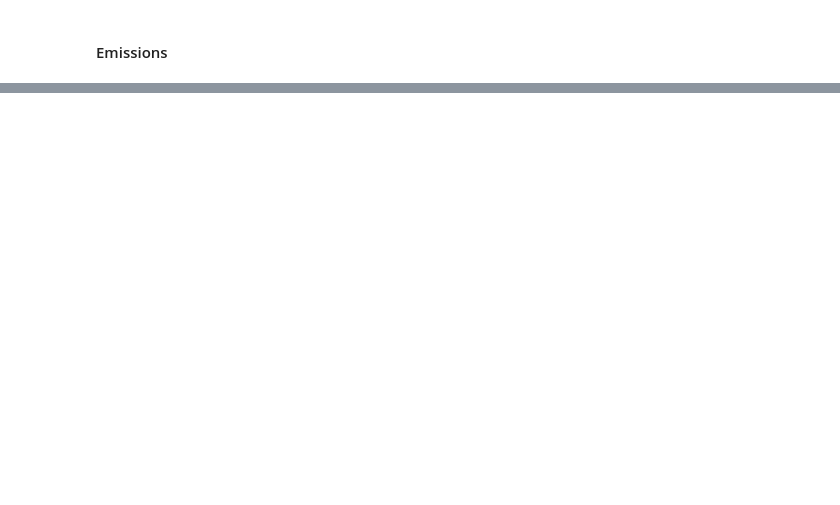
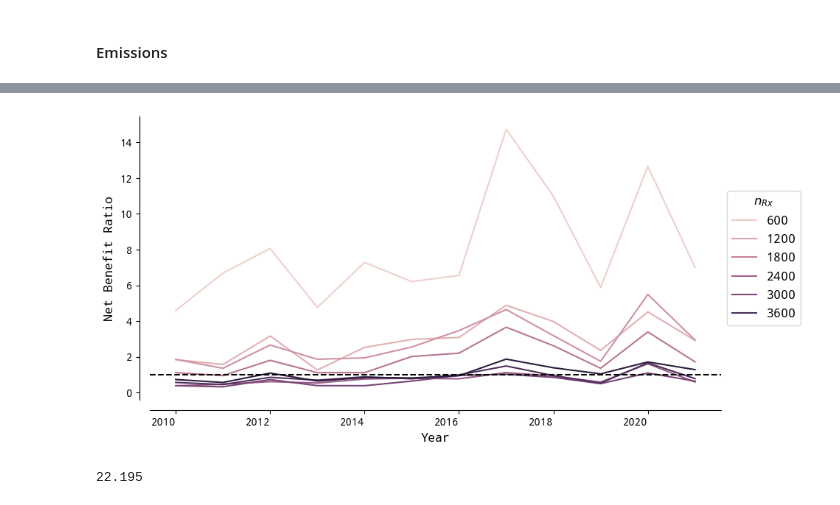
Before and after one commit to echolab-stanford/prescribed_fires, a Jupyter notebook: analysis/simulation.ipynb, the cells around one changed output, grey strips where cells are left out. Drawn from its saved outputs; the diff is of its cells as text; code cells hidden in the pictures; blank space fills up the shorter version.

```diff
--- a/analysis/simulation.ipynb
+++ b/analysis/simulation.ipynb
@@ -730,6 +494,0 @@ array([[1.00000000e+00, 1.44610482e+05, 2.09121916e+10, 1.80000000e+01,
-# %%
-land_type = pd.read_feather(
-    "/mnt/sherlock/oak/prescribed_data/processed/land_type/land_type.feather",
-)
-dnbr = dnbr.merge(land_type[["grid_id", "land_type"]], on="grid_id", how="left")
-dnbr
@@ -1106,0 +1028,16 @@ template_plots(ax, xlab="Total Severity", ylab="Total PM2.5")
+# %%
+total_benefits = []
+total_npv = []
+
+for i in range(500, 4500, 500):
+    # for i in [50, 100, 150]:
+    dr = [i for i in np.arange(0.01, 0.11, 0.01)]
+    npv, benefits = calculate_benefits(
+        i, dr, treat_severity=100, coefs=coefs, degree=2
+    )
+
+    total_benefits.append(benefits)
+    total_npv.append(npv)
+
+total_benefits = pd.concat(total_benefits)
+total_npv = pd.concat(total_npv)
@@ -1106,0 +1092,25 @@ template_plots(ax, xlab="Total Severity", ylab="Total PM2.5")
+# %%
+total_benefits
+
+fig, ax = plt.subplots(1, 1, figsize=(10, 5))
+sns.lineplot(
+    x="year",
+    y="mean_pred",
+    ax=ax,
+    # data=total_benefits[total_benefits.n_treats == 500],
+    data=total_benefits,
+    hue="n_treats",
+)
+
+template_plots(ax, xlab="Year", ylab="Net Benefit Ratio")
+
+# Add a horizontal line at 0
+ax.axhline(1, color="black", linestyle="--")
+
+# Move the legend outside the plot and change the title
+plt.legend(title=r"$n_{Rx}$", loc="center left", bbox_to_anchor=(1, 0.5))
+
+# Save plot
+plt.savefig("../figs/benefit.png", bbox_inches="tight")
+# %% [output]
+[figure, added]
@@ -1106,0 +1122,4 @@ template_plots(ax, xlab="Total Severity", ylab="Total PM2.5")
+# %%
+dnbr_rx.dnbr.mean()
+# %% [output]
+22.195
```
Also changed, not shown: parts of 51 cells of this notebook, 1 other file.
